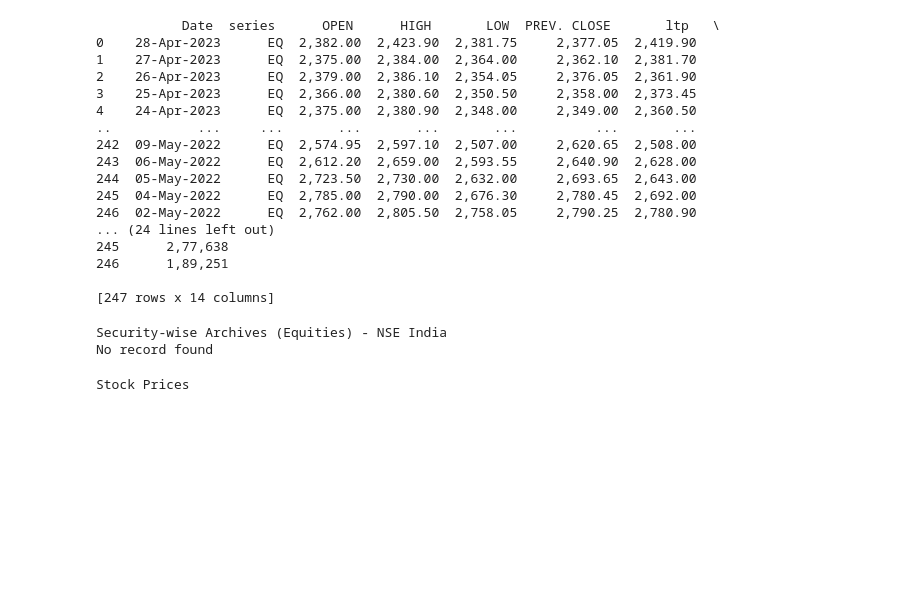
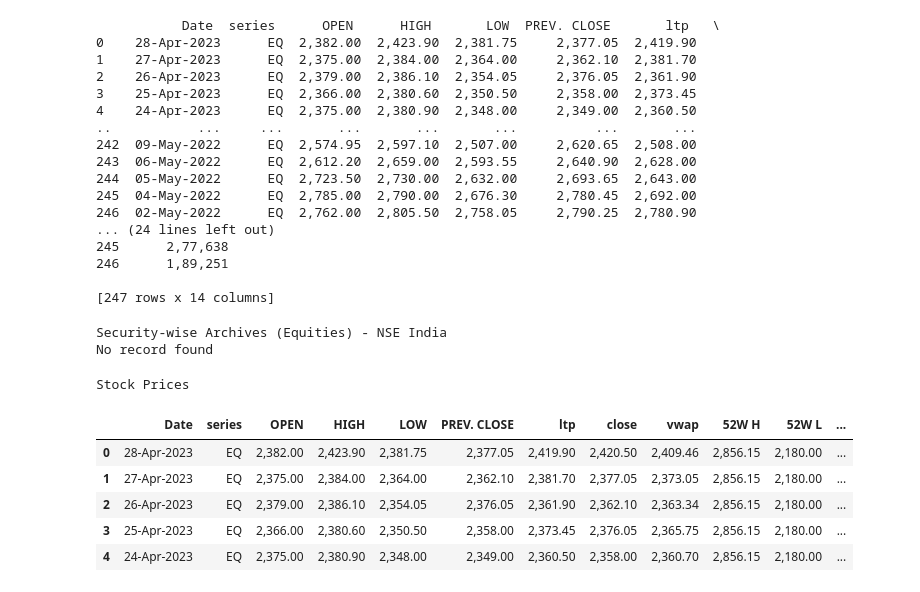
Before and after one commit to RonakUpasham/CS699-Project, a Jupyter notebook: stock_scraping.ipynb, the cells around one changed output. Saved outputs shown, nothing was run; the diff lists cells and outputs as text; code cells hidden in the pictures; blank space fills up the shorter version.

```diff
--- a/stock_scraping.ipynb
+++ b/stock_scraping.ipynb
@@ -238,0 +229,9 @@ Stock Prices
+# %%
+df.head()
+# %% [output]
+|  | Date | series | OPEN | HIGH | LOW | PREV. CLOSE | ltp | close | vwap | 52W H | 52W L | ... |
+| 0 | 28-Apr-2023 | EQ | 2,382.00 | 2,423.90 | 2,381.75 | 2,377.05 | 2,419.90 | 2,420.50 | 2,409.46 | 2,856.15 | 2,180.00 | ... |
+| 1 | 27-Apr-2023 | EQ | 2,375.00 | 2,384.00 | 2,364.00 | 2,362.10 | 2,381.70 | 2,377.05 | 2,373.05 | 2,856.15 | 2,180.00 | ... |
+| 2 | 26-Apr-2023 | EQ | 2,379.00 | 2,386.10 | 2,354.05 | 2,376.05 | 2,361.90 | 2,362.10 | 2,363.34 | 2,856.15 | 2,180.00 | ... |
+| 3 | 25-Apr-2023 | EQ | 2,366.00 | 2,380.60 | 2,350.50 | 2,358.00 | 2,373.45 | 2,376.05 | 2,365.75 | 2,856.15 | 2,180.00 | ... |
+| 4 | 24-Apr-2023 | EQ | 2,375.00 | 2,380.90 | 2,348.00 | 2,349.00 | 2,360.50 | 2,358.00 | 2,360.70 | 2,856.15 | 2,180.00 | ... |
```
Also changed, not shown: parts of 11 cells of this notebook.
